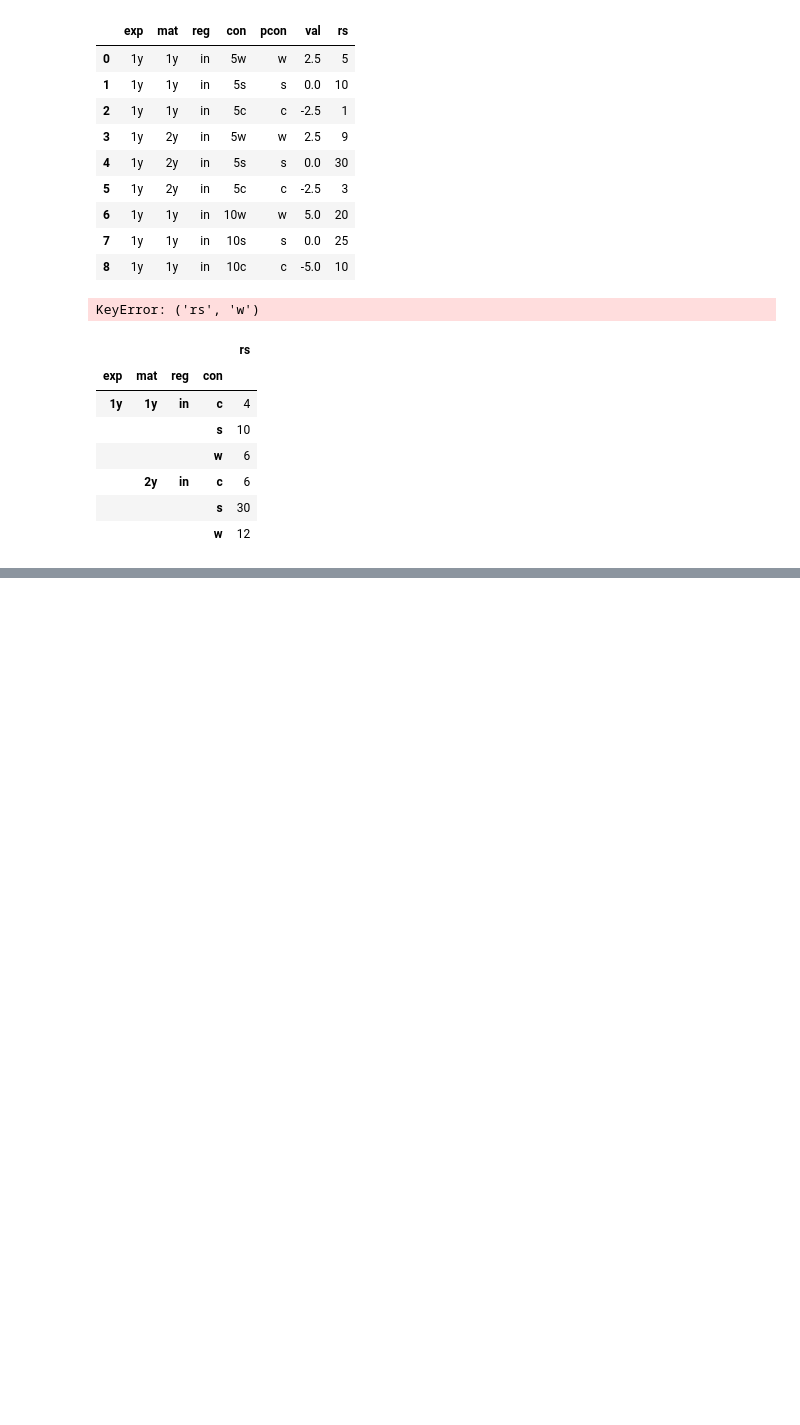
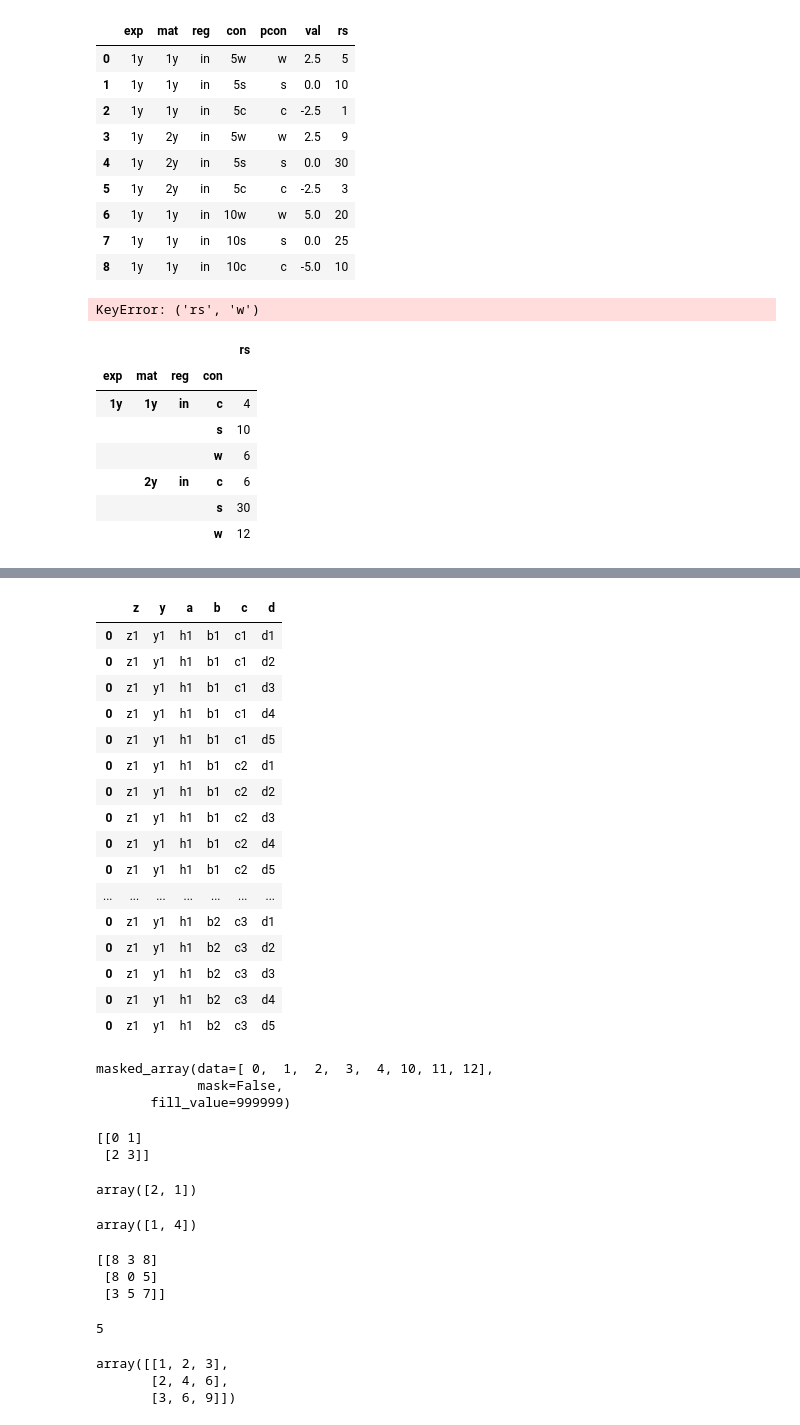
Before and after one commit to UtsavParashar/PythonProblems, a Jupyter notebook: Pandas 1.0 Cookbook.ipynb, the cells around one changed output, grey strips where cells are left out. Cells and saved outputs as stored; diff of their text form; code cells hidden in the pictures; blank space fills up the shorter version.

```diff
--- a/Pandas 1.0 Cookbook.ipynb
+++ b/Pandas 1.0 Cookbook.ipynb
@@ -1416,0 +1428,80 @@ np.where(m,d,0).mean()
+# %%
+aa=['h1']
+bb=['b1','b2']
+cc=['c1','c2','c3']
+dd=['d1','d2','d3','d4','d5']
+df = pd.DataFrame()
+#df.insert(1,'b', [b])
+#df.insert(2,'c', [c])
+#df.insert(3,'d', [d])
+#df.explode('b').explode('c').explode('d')
+df = df.assign(a=aa, b=[bb], c=[cc], d=[dd])
+
+z = ['z1']
+y = ['y1']
+df1=pd.DataFrame()
+df1 = df1.assign(z=z, y=[y])
+df1 = pd.concat([df1, df], axis=1)
+df1.explode('y').explode('a').explode('b').explode('c').explode('d')
+#df.explode(['b','c','d'])
+# %% [output]
+|  | z | y | a | b | c | d |
+| 0 | z1 | y1 | h1 | b1 | c1 | d1 |
+| 0 | z1 | y1 | h1 | b1 | c1 | d2 |
+| 0 | z1 | y1 | h1 | b1 | c1 | d3 |
+| 0 | z1 | y1 | h1 | b1 | c1 | d4 |
+| 0 | z1 | y1 | h1 | b1 | c1 | d5 |
+| 0 | z1 | y1 | h1 | b1 | c2 | d1 |
+| 0 | z1 | y1 | h1 | b1 | c2 | d2 |
+| 0 | z1 | y1 | h1 | b1 | c2 | d3 |
+| 0 | z1 | y1 | h1 | b1 | c2 | d4 |
+| 0 | z1 | y1 | h1 | b1 | c2 | d5 |
+| ... | ... | ... | ... | ... | ... | ... |
+| 0 | z1 | y1 | h1 | b2 | c3 | d1 |
+| 0 | z1 | y1 | h1 | b2 | c3 | d2 |
+| 0 | z1 | y1 | h1 | b2 | c3 | d3 |
+| 0 | z1 | y1 | h1 | b2 | c3 | d4 |
+| 0 | z1 | y1 | h1 | b2 | c3 | d5 |
+# %%
+a = np.arange(5)
+b = ma.array([10,11,12], mask=[0,1,0])
+np.concatenate([a,b])
+# %% [output]
+masked_array(data=[ 0,  1,  2,  3,  4, 10, 11, 12],
+             mask=False,
+       fill_value=999999)
+# %%
+a = np.arange(4).reshape(2,2)
+print(a)
+np.fliplr(a).diagonal() # array([1, 2]) # Horizontal flip
+np.flipud(a).diagonal() # array([2, 1]) # Vertical flip
+# %% [output]
+[[0 1]
+ [2 3]]
+array([2, 1])
+# %%
+df=DataFrame({
+    'a':[1,2],
+    'b':[3,4]
+})
+np.diagonal(df)
+# %% [output]
+array([1, 4])
+# %%
+np.random.seed(3)
+x = np.random.randint(9, size=(3,3))
+print(x)
+x.item((2,1)) # 5
+# %% [output]
+[[8 3 8]
+ [8 0 5]
+ [3 5 7]]
+5
+# %%
+x = np.array([1,2,3])
+x[:, np.newaxis]
+x[:, np.newaxis] * x
+# %% [output]
+array([[1, 2, 3],
+       [2, 4, 6],
+       [3, 6, 9]])
```
Also changed, not shown: parts of 71 cells of this notebook, 1 other file.
